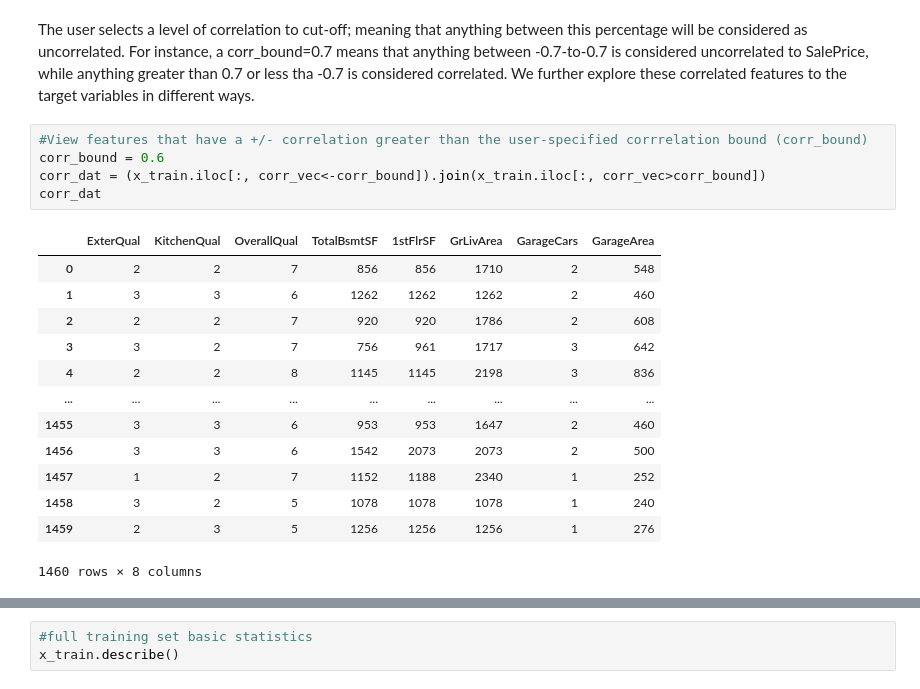
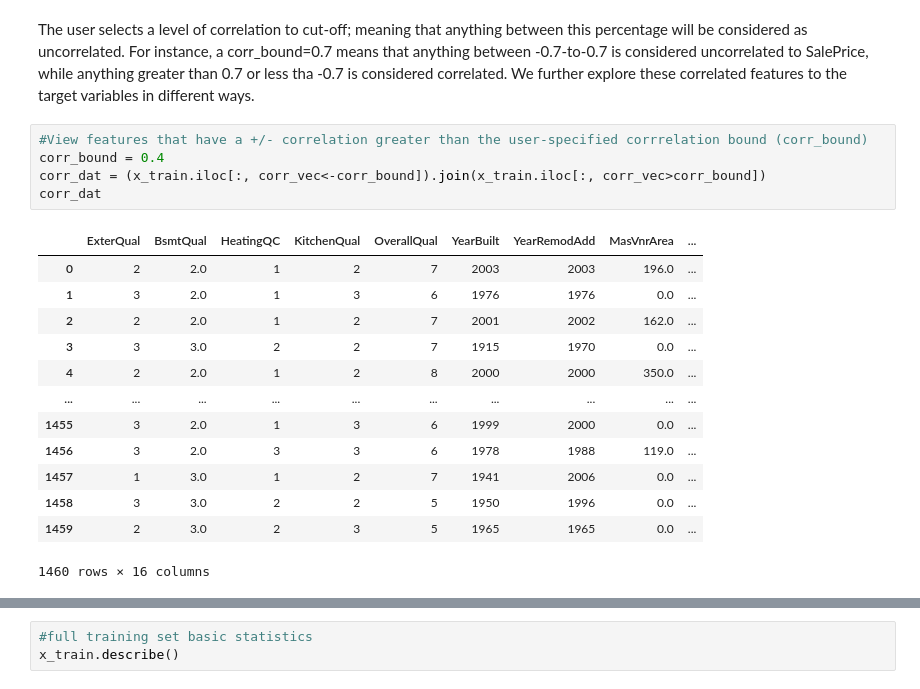
Before and after one commit to angelricardoh/MLProject, a Jupyter notebook: CSCI567_Project_StochasticResults.ipynb, the cells around one changed output, grey strips where cells are left out. Drawn from its saved outputs; the diff is of its cells as text.

```diff
--- a/CSCI567_Project_StochasticResults.ipynb
+++ b/CSCI567_Project_StochasticResults.ipynb
@@ -511,23 +512,23 @@ plot_corr(x_train.join(y_train))
 The user selects a level of correlation to cut-off; meaning that anything between this percentage will be considered as uncorrelated. For instance, a corr_bound=0.7 means that anything between -0.7-to-0.7 is considered uncorrelated to SalePrice, while anything greater than 0.7 or less tha -0.7 is considered correlated. We further explore these correlated features to the target variables in different ways.
 # %%
 #View features that have a +/- correlation greater than the user-specified corrrelation bound (corr_bound)
-corr_bound = 0.6
+corr_bound = 0.4
 corr_dat = (x_train.iloc[:, corr_vec<-corr_bound]).join(x_train.iloc[:, corr_vec>corr_bound])
 corr_dat
 # %% [output]
-|  | ExterQual | KitchenQual | OverallQual | TotalBsmtSF | 1stFlrSF | GrLivArea | GarageCars | GarageArea |
-| 0 | 2 | 2 | 7 | 856 | 856 | 1710 | 2 | 548 |
-| 1 | 3 | 3 | 6 | 1262 | 1262 | 1262 | 2 | 460 |
-| 2 | 2 | 2 | 7 | 920 | 920 | 1786 | 2 | 608 |
-| 3 | 3 | 2 | 7 | 756 | 961 | 1717 | 3 | 642 |
-| 4 | 2 | 2 | 8 | 1145 | 1145 | 2198 | 3 | 836 |
-| ... | ... | ... | ... | ... | ... | ... | ... | ... |
-| 1455 | 3 | 3 | 6 | 953 | 953 | 1647 | 2 | 460 |
-| 1456 | 3 | 3 | 6 | 1542 | 2073 | 2073 | 2 | 500 |
-| 1457 | 1 | 2 | 7 | 1152 | 1188 | 2340 | 1 | 252 |
-| 1458 | 3 | 2 | 5 | 1078 | 1078 | 1078 | 1 | 240 |
-| 1459 | 2 | 3 | 5 | 1256 | 1256 | 1256 | 1 | 276 |
+|  | ExterQual | BsmtQual | HeatingQC | KitchenQual | OverallQual | YearBuilt | YearRemodAdd | MasVnrArea | ... |
+| 0 | 2 | 2.0 | 1 | 2 | 7 | 2003 | 2003 | 196.0 | ... |
+| 1 | 3 | 2.0 | 1 | 3 | 6 | 1976 | 1976 | 0.0 | ... |
+| 2 | 2 | 2.0 | 1 | 2 | 7 | 2001 | 2002 | 162.0 | ... |
+| 3 | 3 | 3.0 | 2 | 2 | 7 | 1915 | 1970 | 0.0 | ... |
+| 4 | 2 | 2.0 | 1 | 2 | 8 | 2000 | 2000 | 350.0 | ... |
+| ... | ... | ... | ... | ... | ... | ... | ... | ... | ... |
+| 1455 | 3 | 2.0 | 1 | 3 | 6 | 1999 | 2000 | 0.0 | ... |
+| 1456 | 3 | 2.0 | 3 | 3 | 6 | 1978 | 1988 | 119.0 | ... |
+| 1457 | 1 | 3.0 | 1 | 2 | 7 | 1941 | 2006 | 0.0 | ... |
+| 1458 | 3 | 3.0 | 2 | 2 | 5 | 1950 | 1996 | 0.0 | ... |
+| 1459 | 2 | 3.0 | 2 | 3 | 5 | 1965 | 1965 | 0.0 | ... |
-1460 rows × 8 columns
+1460 rows × 16 columns
 # %%
 axes = pd_plot.scatter_matrix(corr_dat.join(np.log10(y_train)), alpha=0.1, figsize=(10, 6),
                               color='black', hist_kwds={'color':['maroon']})
```
Also changed, not shown: parts of 31 cells of this notebook, 11 other files.
